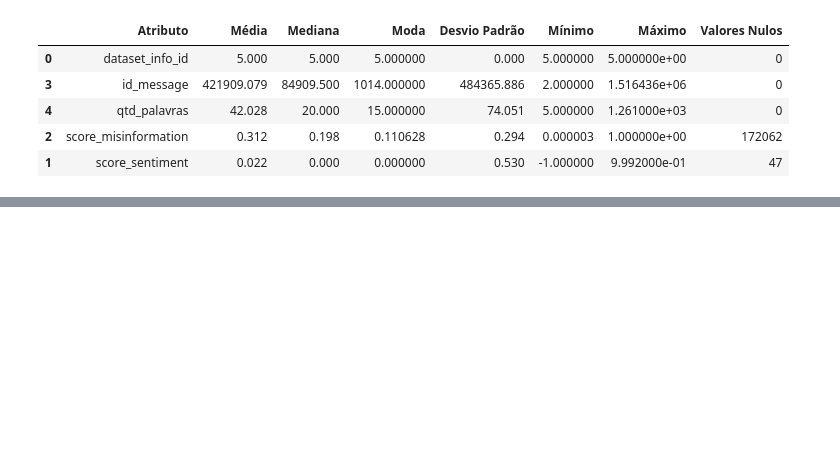
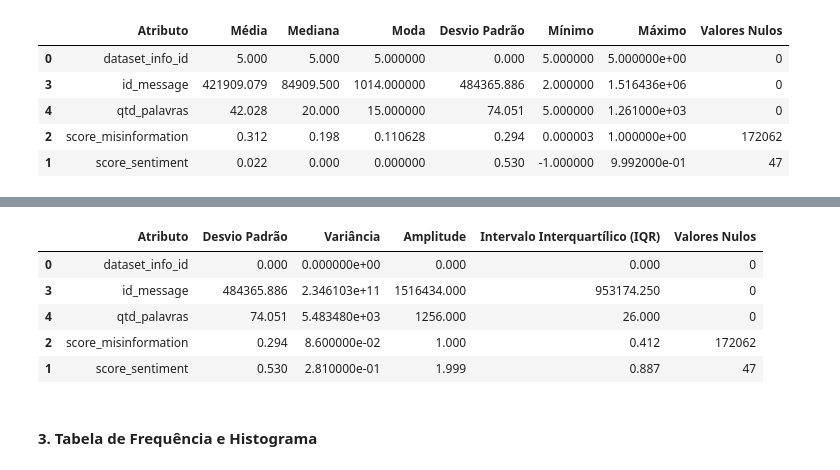
Before and after one commit to EstherMart/Data-Mining, a Jupyter notebook: Lista03_AnaliseDeDados/analise_de_dados.ipynb, the cells around one changed output, grey strips where cells are left out. Saved outputs shown, nothing was run; the diff lists cells and outputs as text; code cells hidden in the pictures; blank space fills up the shorter version.

```diff
--- a/Lista03_AnaliseDeDados/analise_de_dados.ipynb
+++ b/Lista03_AnaliseDeDados/analise_de_dados.ipynb
@@ -405,0 +423,39 @@ display(df_medidas_central.sort_values(by='Atributo'))
+# %%
+# Seleção das colunas numéricas com base nos tipos
+atributos_numericos = df_sem_mensagens_curtas.select_dtypes(include=['int64', 'float64']).columns
+
+# Lista para armazenar os resultados
+medidas_variabilidade = []
+
+# Loop pelas colunas numéricas
+for coluna in atributos_numericos:
+    serie = df_sem_mensagens_curtas[coluna].dropna()  # Ignora valores nulos
+    desvio = serie.std()
+    variancia = serie.var()
+    amplitude = serie.max() - serie.min()
+    iqr = serie.quantile(0.75) - serie.quantile(0.25)
+    total_nulos = df_sem_mensagens_curtas[coluna].isna().sum()
+
+    medidas_variabilidade.append({
+        'Atributo': coluna,
+        'Desvio Padrão': round(desvio, 3),
+        'Variância': round(variancia, 3),
+        'Amplitude': round(amplitude, 3),
+        'Intervalo Interquartílico (IQR)': round(iqr, 3),
+        'Valores Nulos': total_nulos
+    })
+
+# Criação do DataFrame com os resultados
+df_medidas_variabilidade = pd.DataFrame(medidas_variabilidade)
+
+# Exibição formatada
+display(df_medidas_variabilidade.sort_values(by='Atributo'))
+# %% [output]
+|  | Atributo | Desvio Padrão | Variância | Amplitude | Intervalo Interquartílico (IQR) | Valores Nulos |
+| 0 | dataset_info_id | 0.000 | 0.000000e+00 | 0.000 | 0.000 | 0 |
+| 3 | id_message | 484365.886 | 2.346103e+11 | 1516434.000 | 953174.250 | 0 |
+| 4 | qtd_palavras | 74.051 | 5.483480e+03 | 1256.000 | 26.000 | 0 |
+| 2 | score_misinformation | 0.294 | 8.600000e-02 | 1.000 | 0.412 | 172062 |
+| 1 | score_sentiment | 0.530 | 2.810000e-01 | 1.999 | 0.887 | 47 |
+# %% [markdown]
+#### 3. **Tabela de Frequência e Histograma**
```
Also changed, not shown: parts of 11 cells of this notebook.
